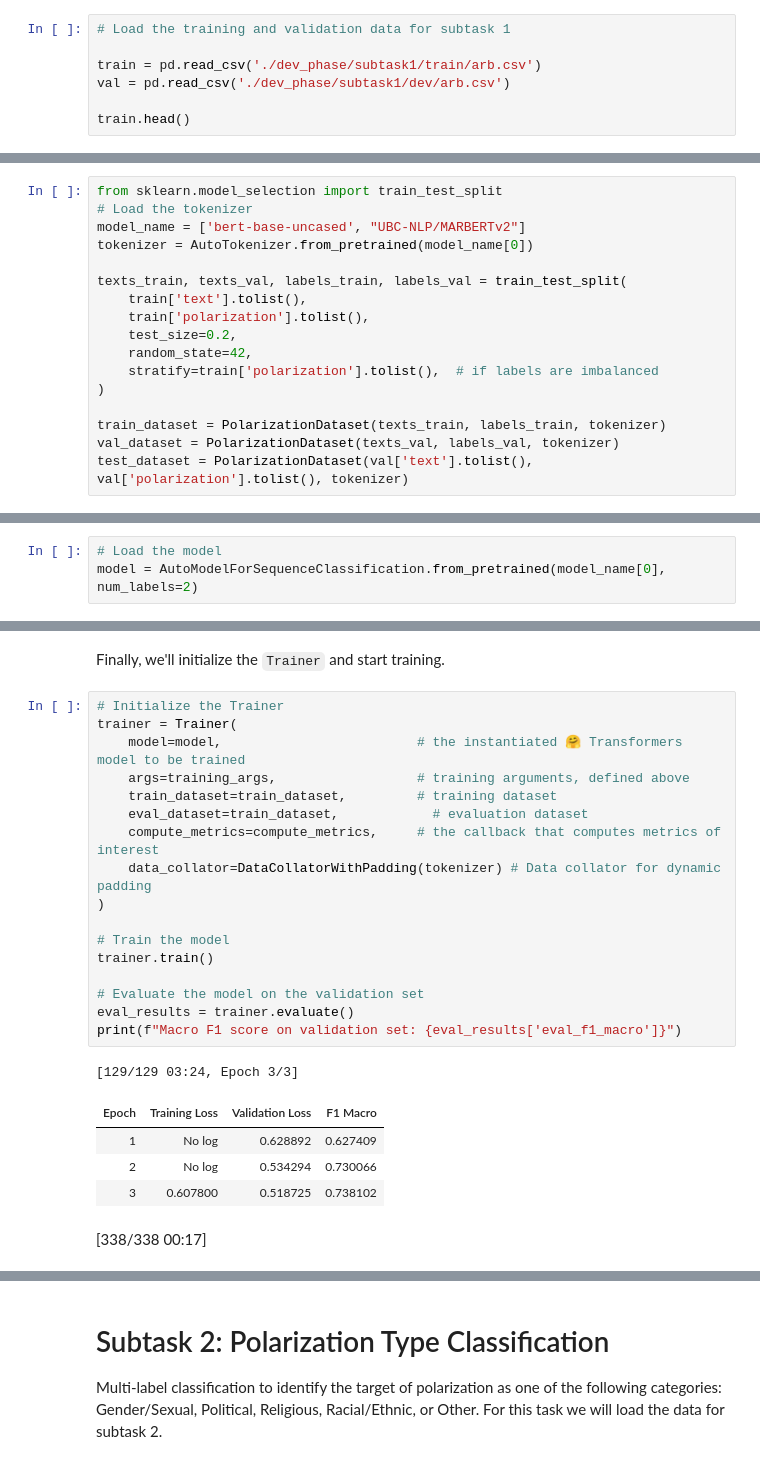
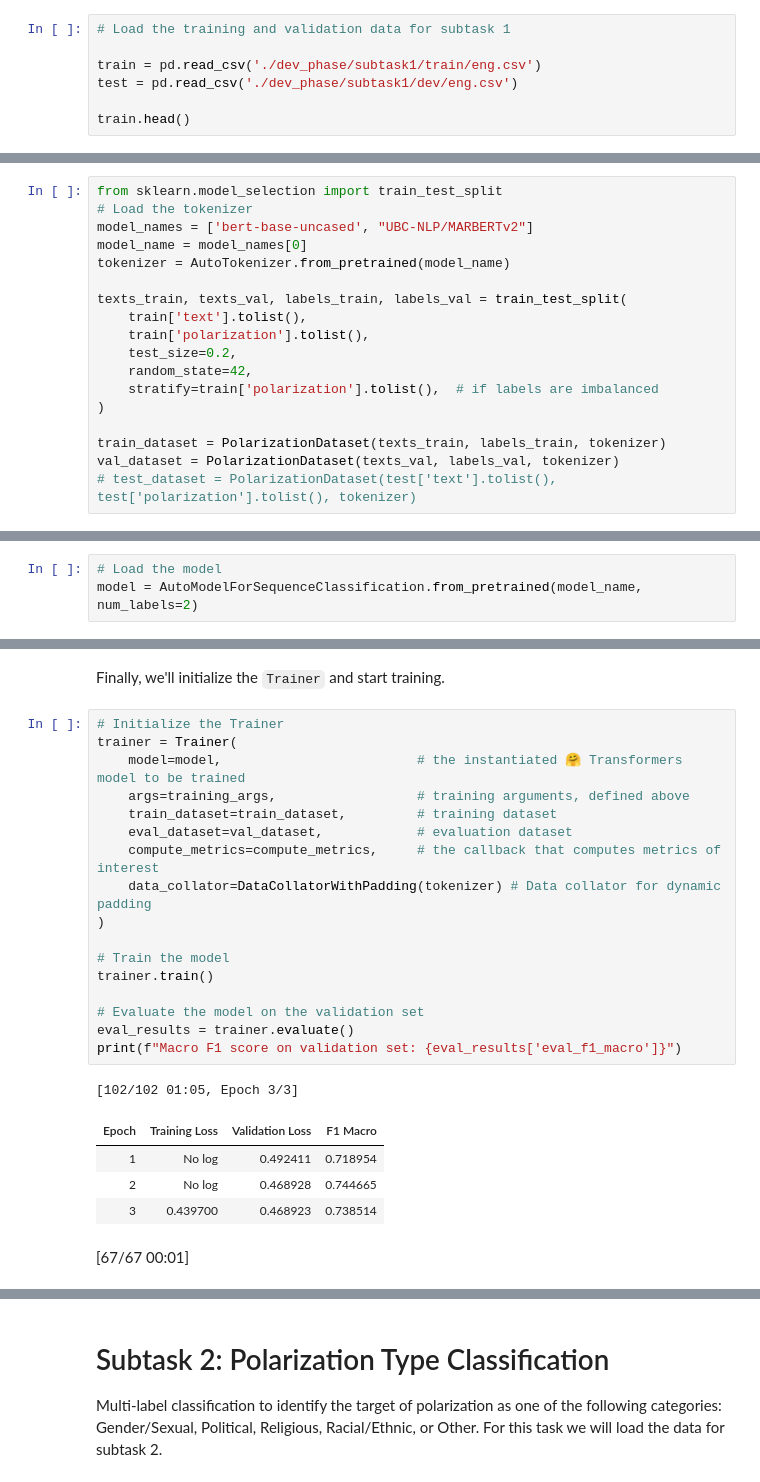
Before and after one commit to 0ssamaak0/SemEval-26-task9, a Jupyter notebook: starter_ar.ipynb, the cells around one changed output, grey strips where cells are left out. Saved outputs shown, nothing was run; the diff lists cells and outputs as text.

```diff
--- a/starter_ar.ipynb
+++ b/starter_ar.ipynb
@@ -89,8 +111,8 @@ The data is in all three subtask folders the same but only containing the labels
 # %%
 # Load the training and validation data for subtask 1
 
-train = pd.read_csv('./dev_phase/subtask1/train/arb.csv')
-val = pd.read_csv('./dev_phase/subtask1/dev/arb.csv')
+train = pd.read_csv('./dev_phase/subtask1/train/eng.csv')
+test = pd.read_csv('./dev_phase/subtask1/dev/eng.csv')
 
 train.head()
 # %% [output]
@@ -130,8 +152,9 @@ Now, we'll tokenize the text data and create the datasets using `bert-base-uncas
 # %%
 from sklearn.model_selection import train_test_split
 # Load the tokenizer
-model_name = ['bert-base-uncased', "UBC-NLP/MARBERTv2"]
-tokenizer = AutoTokenizer.from_pretrained(model_name[0])
+model_names = ['bert-base-uncased', "UBC-NLP/MARBERTv2"]
+model_name = model_names[0]
+tokenizer = AutoTokenizer.from_pretrained(model_name)
 
 texts_train, texts_val, labels_train, labels_val = train_test_split(
     train['text'].tolist(),
@@ -143,12 +166,12 @@ texts_train, texts_val, labels_train, labels_val = train_test_split(
 
 train_dataset = PolarizationDataset(texts_train, labels_train, tokenizer)
 val_dataset = PolarizationDataset(texts_val, labels_val, tokenizer)
-test_dataset = PolarizationDataset(val['text'].tolist(), val['polarization'].tolist(), tokenizer)
+# test_dataset = PolarizationDataset(test['text'].tolist(), test['polarization'].tolist(), tokenizer)
 # %% [markdown]
 Next, we'll load the pre-trained `bert-base-uncased` model for sequence classification. Since this is a binary classification task (Polarized/Not Polarized), we set `num_labels=2`.
 # %%
 # Load the model
-model = AutoModelForSequenceClassification.from_pretrained(model_name[0], num_labels=2)
+model = AutoModelForSequenceClassification.from_pretrained(model_name, num_labels=2)
 # %% [output]
 Some weights of BertForSequenceClassification were not initialized from the model checkpoint at bert-base-uncased and are newly initialized: ['classifier.bias', 'classifier.weight']
 You should probably TRAIN this model on a down-stream task to be able to use it for predictions and inference.
@@ -177,24 +200,24 @@ Finally, we'll initialize the `Trainer` and start training.
 # %%
 # Initialize the Trainer
 trainer = Trainer(
     model=model,                         # the instantiated 🤗 Transformers model to be trained
     args=training_args,                  # training arguments, defined above
     train_dataset=train_dataset,         # training dataset
-    eval_dataset=train_dataset,            # evaluation dataset
+    eval_dataset=val_dataset,            # evaluation dataset
     compute_metrics=compute_metrics,     # the callback that computes metrics of interest
     data_collator=DataCollatorWithPadding(tokenizer) # Data collator for dynamic padding
 )
 
 # Train the model
 trainer.train()
 
 # Evaluate the model on the validation set
 eval_results = trainer.evaluate()
 print(f"Macro F1 score on validation set: {eval_results['eval_f1_macro']}")
 # %% [output]
-[129/129 03:24, Epoch 3/3]
+[102/102 01:05, Epoch 3/3]
 | Epoch | Training Loss | Validation Loss | F1 Macro |
-| 1 | No log | 0.628892 | 0.627409 |
-| 2 | No log | 0.534294 | 0.730066 |
-| 3 | 0.607800 | 0.518725 | 0.738102 |
+| 1 | No log | 0.492411 | 0.718954 |
+| 2 | No log | 0.468928 | 0.744665 |
+| 3 | 0.439700 | 0.468923 | 0.738514 |
-[338/338 00:17]
+[67/67 00:01]
```
Also changed, not shown: parts of 7 cells of this notebook, 7 other files.
